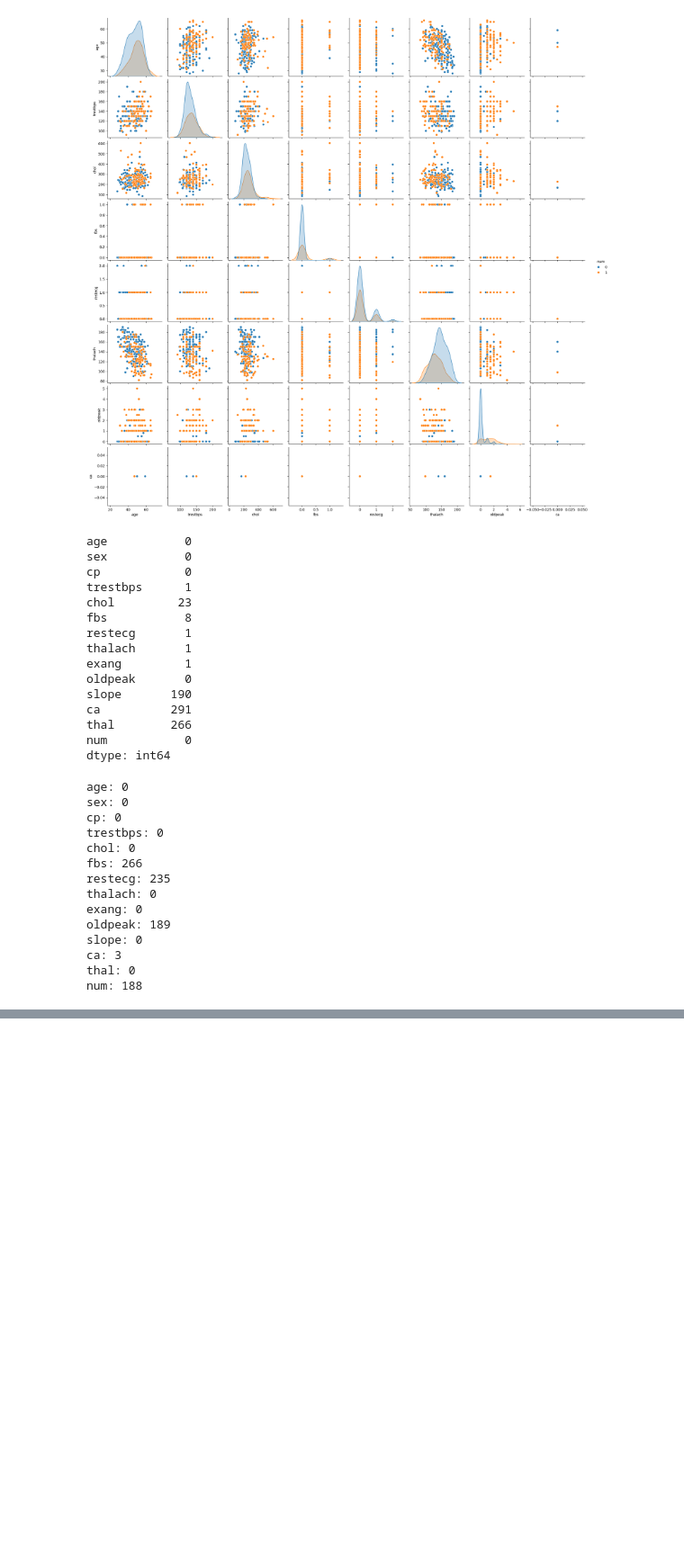
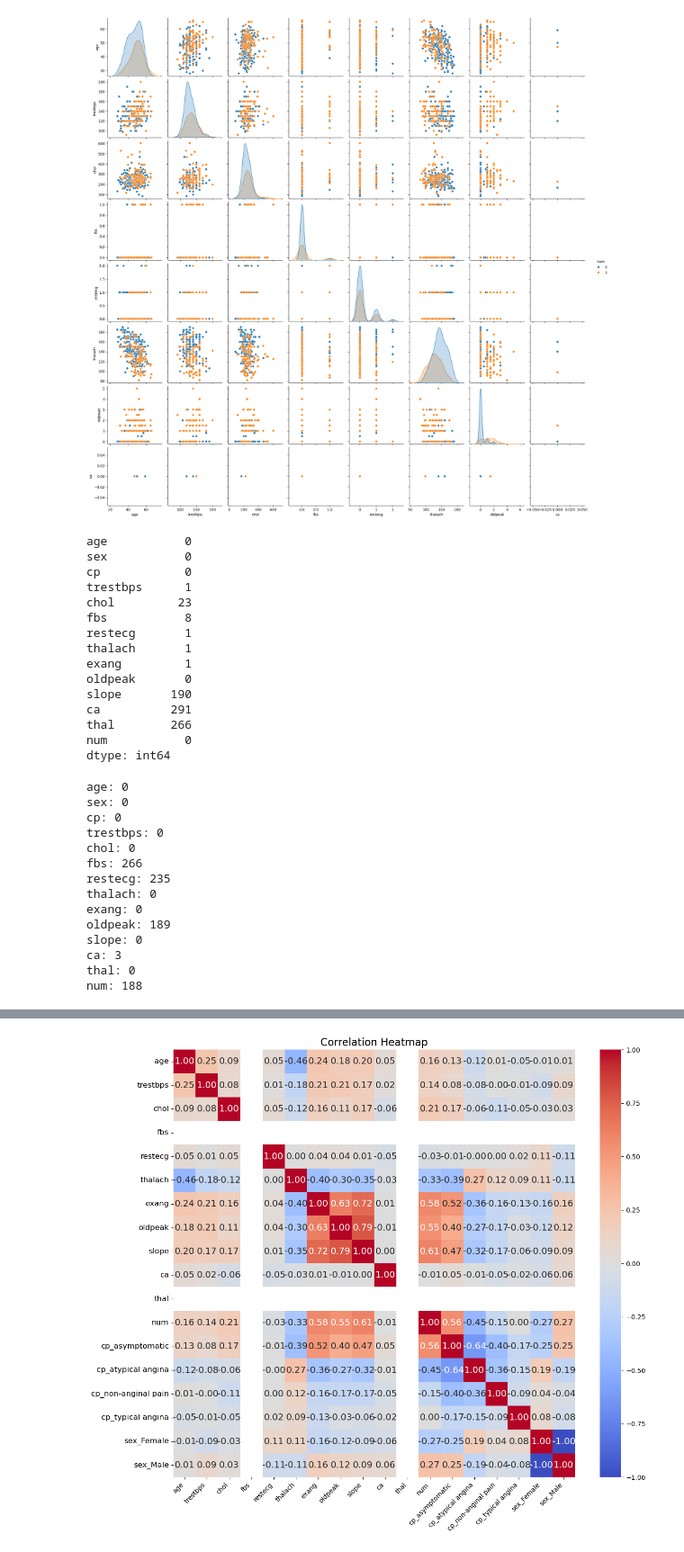
Before and after one commit to Mcaldas11/IA-class, a Jupyter notebook: notebook/heartAtack_randomForest.ipynb, the cells around one changed output, grey strips where cells are left out. Shown at 90% size. Saved outputs shown, nothing was run; the diff lists cells and outputs as text; code cells hidden in the pictures; blank space fills up the shorter version.

```diff
--- a/notebook/heartAtack_randomForest.ipynb
+++ b/notebook/heartAtack_randomForest.ipynb
@@ -125,0 +153,18 @@ df.head(10)
+# %%
+# One-hot encoding: transforma colunas categóricas em colunas binárias
+# Mantém a informação categórica sem impor ordenação (útil para modelos que
+# não lidam bem com relações ordinais em categorias nominais)
+from sklearn.preprocessing import OneHotEncoder
+
+# Cria o encoder (sparse_output=False retorna matriz densa para criar DataFrame)
+encoder = OneHotEncoder(sparse_output=False)
+# Colunas que queremos codificar
+cols_to_encode = ['cp', 'sex']
+# Aplica o encoder e obtém array com as colunas codificadas
+encoded_cols = encoder.fit_transform(df[cols_to_encode])
+# Converte o resultado para DataFrame, com nomes das novas colunas
+encoded_df = pd.DataFrame(encoded_cols, columns=encoder.get_feature_names_out(cols_to_encode))
+# Substitui as colunas originais pelas colunas codificadas
+df = pd.concat([df.drop(columns=cols_to_encode), encoded_df], axis=1)
+# Mostra amostra para verificar a transformação
+df.sample(10)
@@ -125,0 +183,14 @@ df.head(10)
+# %%
+import matplotlib.pyplot as plt
+import seaborn as sns
+
+plt.figure(figsize = (14, 12))
+sns.heatmap(df.corr(), annot=True, fmt=".2f",
+             annot_kws={"size": 14},
+             cmap='coolwarm')
+plt.xticks(rotation = 45, ha = 'right' )
+plt.yticks(fontsize = 12)
+plt.title('Correlation Heatmap', fontsize = 16)
+plt.show()
+# %% [output]
+[figure, added]
```
Also changed, not shown: parts of 12 cells of this notebook, 4 other files.
